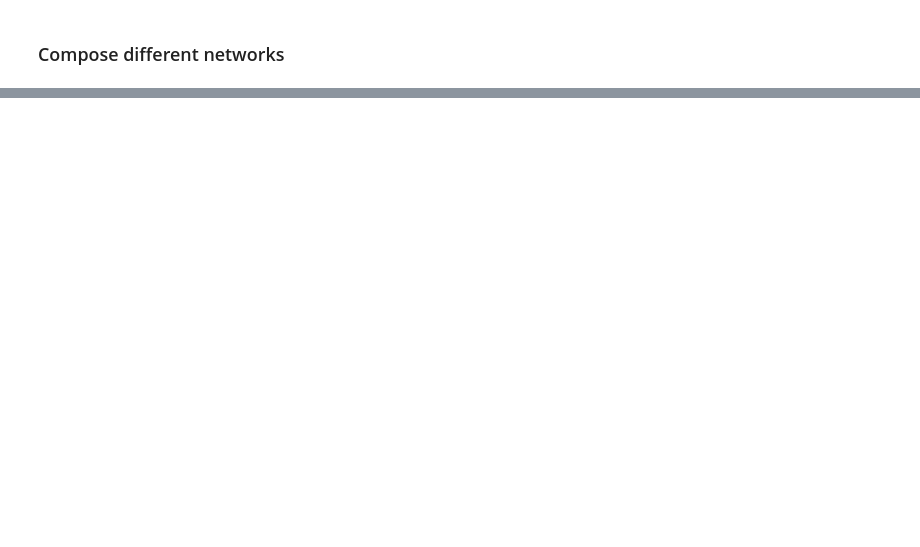
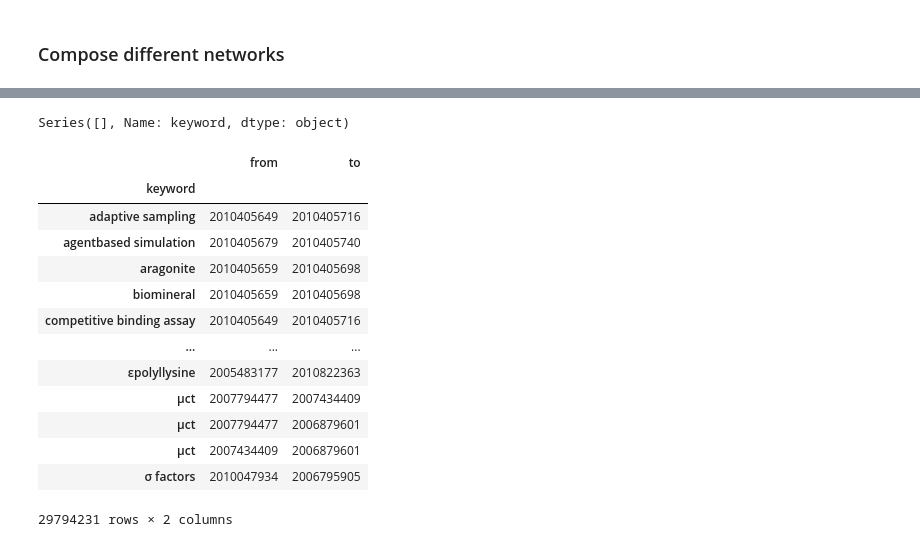
Before and after one commit to rvdb7345/ArticleClassifier, a Jupyter notebook: notebooks/Exploratory Data Analysis.ipynb, the cells around one changed output, grey strips where cells are left out. Cells and saved outputs as stored; diff of their text form; code cells hidden in the pictures; blank space fills up the shorter version.

```diff
--- a/notebooks/Exploratory Data Analysis.ipynb
+++ b/notebooks/Exploratory Data Analysis.ipynb
@@ -577,0 +326,2 @@ Average degree: 4.548719450137326
+# %%
+keywords_df.dropna(subset=['keyword'], inplace=True)
@@ -577,0 +332,4 @@ Average degree: 4.548719450137326
+# %%
+keywords_df.loc[keywords_df['keyword'] == ' ', 'keyword']
+# %% [output]
+Series([], Name: keyword, dtype: object)
@@ -577,0 +347,17 @@ Average degree: 4.548719450137326
+# %%
+all_keyword_links
+# %% [output]
+|  | from | to |
+| keyword |  |  |
+| adaptive sampling | 2010405649 | 2010405716 |
+| agentbased simulation | 2010405679 | 2010405740 |
+| aragonite | 2010405659 | 2010405698 |
+| biomineral | 2010405659 | 2010405698 |
+| competitive binding assay | 2010405649 | 2010405716 |
+| ... | ... | ... |
+| εpolyllysine | 2005483177 | 2010822363 |
+| μct | 2007794477 | 2007434409 |
+| μct | 2007794477 | 2006879601 |
+| μct | 2007434409 | 2006879601 |
+| σ factors | 2010047934 | 2006795905 |
+29794231 rows × 2 columns
```
Also changed, not shown: parts of 27 cells of this notebook.
